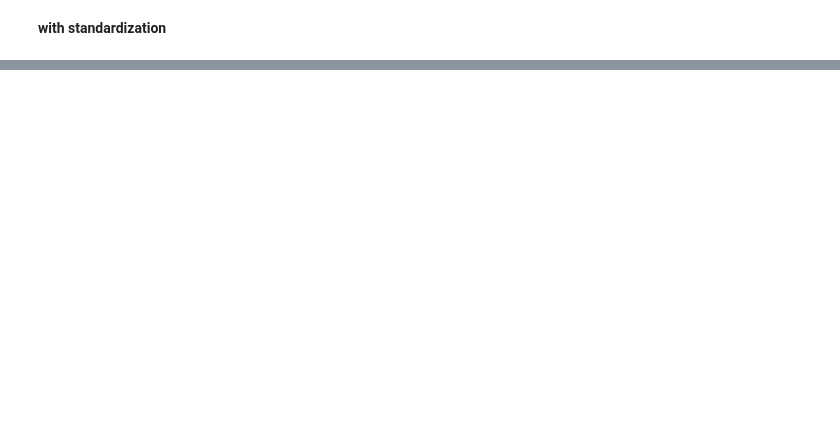
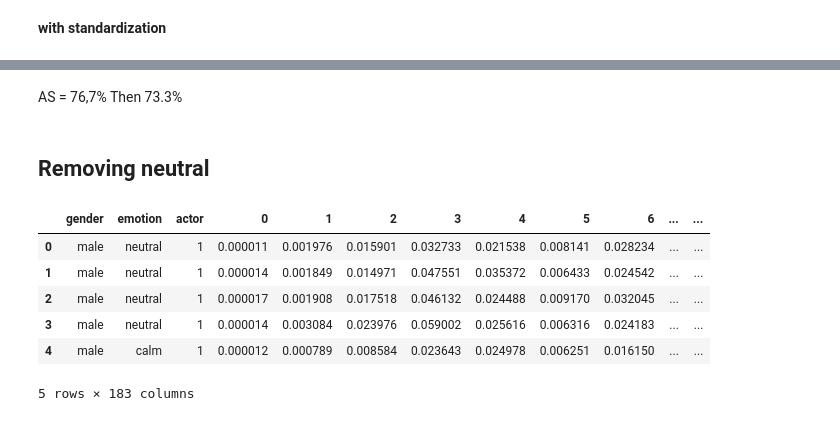
Before and after one commit to diebland/FinalProject__RecognitionSpeechEmotion, a Jupyter notebook: Modeling.ipynb, the cells around one changed output, grey strips where cells are left out. Saved outputs shown, nothing was run; the diff lists cells and outputs as text; code cells hidden in the pictures; blank space fills up the shorter version.

```diff
--- a/Modeling.ipynb
+++ b/Modeling.ipynb
@@ -475,0 +402,15 @@ sélectionner d'autres features
+# %% [markdown]
+AS = 76,7% Then 73.3%
+# %% [markdown]
+## Removing neutral
+# %%
+df_features = pd.read_csv('mel_chroma_mfccs_24_8.csv')
+df_features.head()
+# %% [output]
+|  | gender | emotion | actor | 0 | 1 | 2 | 3 | 4 | 5 | 6 | ... | ... |
+| 0 | male | neutral | 1 | 0.000011 | 0.001976 | 0.015901 | 0.032733 | 0.021538 | 0.008141 | 0.028234 | ... | ... |
+| 1 | male | neutral | 1 | 0.000014 | 0.001849 | 0.014971 | 0.047551 | 0.035372 | 0.006433 | 0.024542 | ... | ... |
+| 2 | male | neutral | 1 | 0.000017 | 0.001908 | 0.017518 | 0.046132 | 0.024488 | 0.009170 | 0.032045 | ... | ... |
+| 3 | male | neutral | 1 | 0.000014 | 0.003084 | 0.023976 | 0.059002 | 0.025616 | 0.006316 | 0.024183 | ... | ... |
+| 4 | male | calm | 1 | 0.000012 | 0.000789 | 0.008584 | 0.023643 | 0.024978 | 0.006251 | 0.016150 | ... | ... |
+5 rows × 183 columns
```
Also changed, not shown: parts of 84 cells of this notebook, 1 other file.
